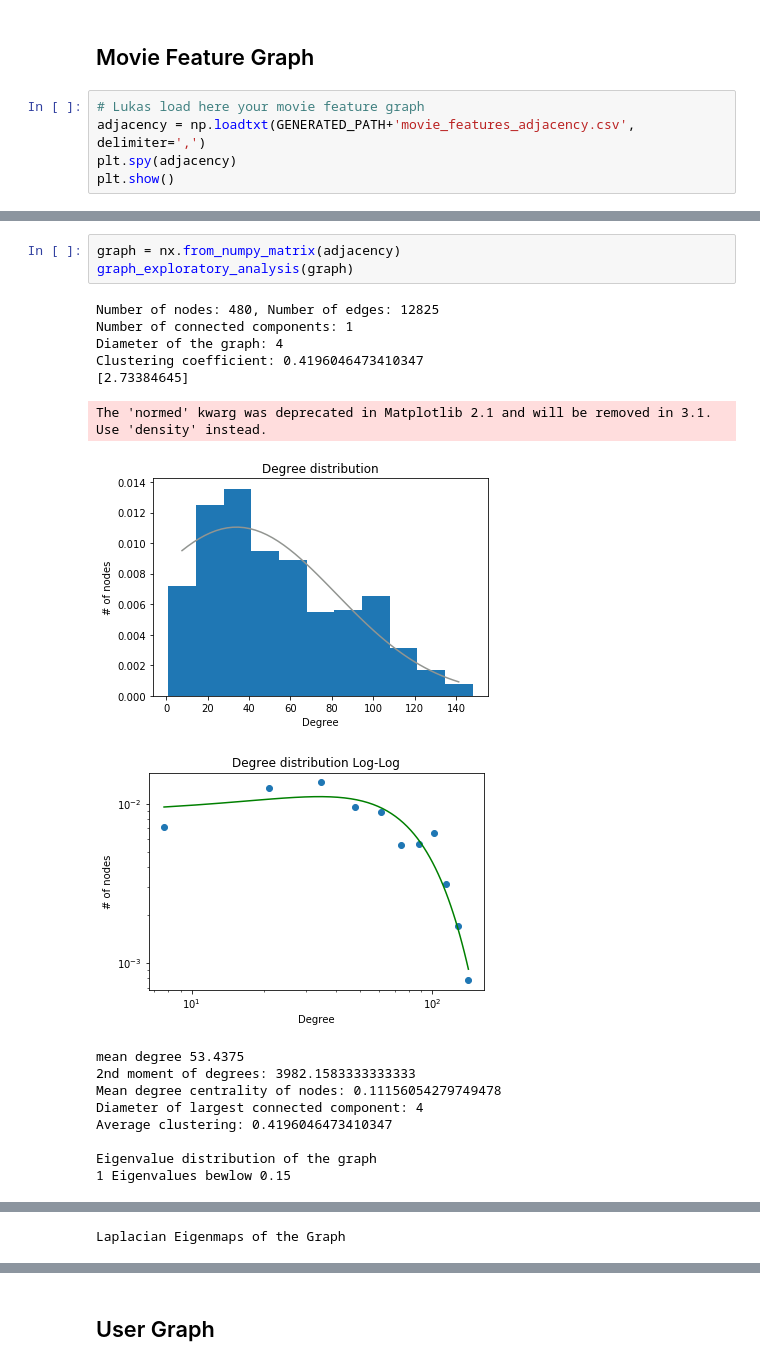
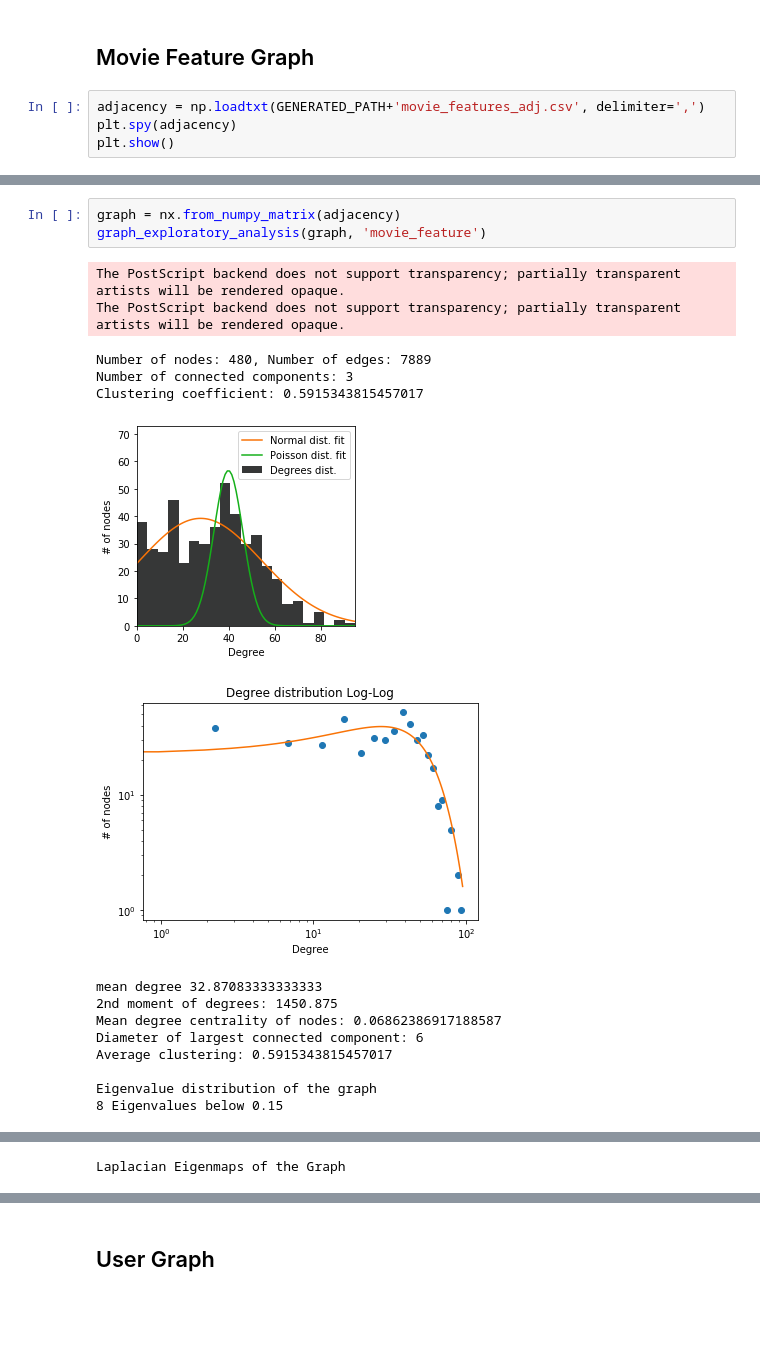
Before and after one commit to Lambo97/MovieRecommendation, a Jupyter notebook: src/graph_analysis.ipynb, the cells around one changed output, grey strips where cells are left out. Drawn from its saved outputs; the diff is of its cells as text; blank space fills up the shorter version.

```diff
--- a/src/graph_analysis.ipynb
+++ b/src/graph_analysis.ipynb
@@ -195,8 +200,7 @@ Laplacian Eigenmaps of the Graph
 # %% [markdown]
 ## Movie Feature Graph
 # %%
-# Lukas load here your movie feature graph
-adjacency = np.loadtxt(GENERATED_PATH+'movie_features_adjacency.csv', delimiter=',')
+adjacency = np.loadtxt(GENERATED_PATH+'movie_features_adj.csv', delimiter=',')
 plt.spy(adjacency)
 plt.show()
 # %% [output]
@@ -204,20 +208,19 @@ plt.show()
 # %%
 graph = nx.from_numpy_matrix(adjacency)
-graph_exploratory_analysis(graph)
+graph_exploratory_analysis(graph, 'movie_feature')
 # %% [output]
-Number of nodes: 480, Number of edges: 12825
-Number of connected components: 1
-Diameter of the graph: 4
-Clustering coefficient: 0.4196046473410347
-[2.73384645]
+The PostScript backend does not support transparency; partially transparent artists will be rendered opaque.
+The PostScript backend does not support transparency; partially transparent artists will be rendered opaque.
-The 'normed' kwarg was deprecated in Matplotlib 2.1 and will be removed in 3.1. Use 'density' instead.
+Number of nodes: 480, Number of edges: 7889
+Number of connected components: 3
+Clustering coefficient: 0.5915343815457017
-[figure, old version]
+[figure, new version]
-[figure, old version]
+[figure, new version]
-mean degree 53.4375
-2nd moment of degrees: 3982.1583333333333
-Mean degree centrality of nodes: 0.11156054279749478
-Diameter of largest connected component: 4
-Average clustering: 0.4196046473410347
+mean degree 32.87083333333333
+2nd moment of degrees: 1450.875
+Mean degree centrality of nodes: 0.06862386917188587
+Diameter of largest connected component: 6
+Average clustering: 0.5915343815457017
 
 Eigenvalue distribution of the graph
-1 Eigenvalues bewlow 0.15
+8 Eigenvalues below 0.15
```
Also changed, not shown: parts of 5 cells of this notebook, 8 other files.
